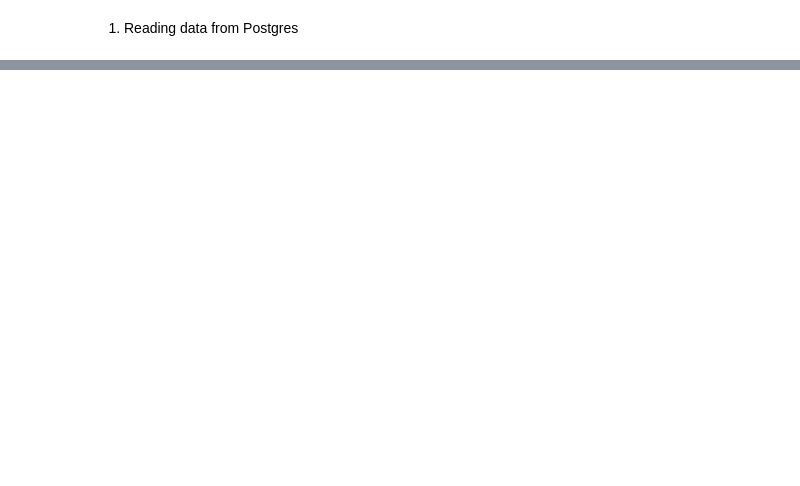
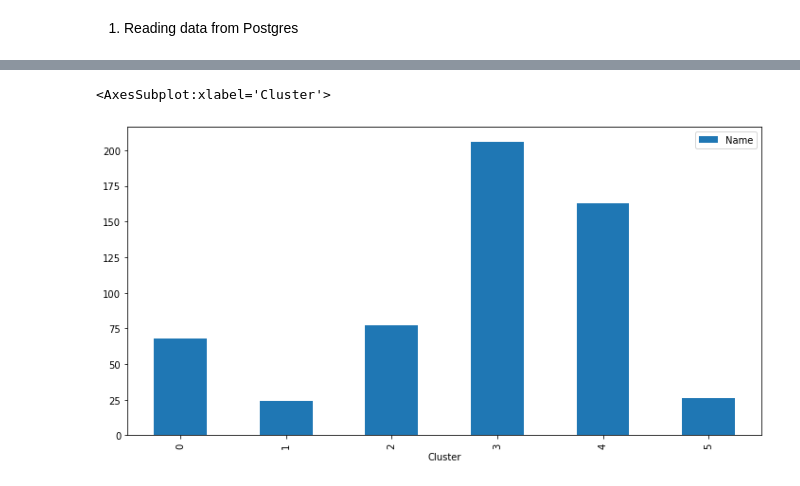
Before and after one commit to tomekmatuszewski/NBA_players_clustering, a Jupyter notebook: notebooks/read_postgres.ipynb, the cells around one changed output, grey strips where cells are left out. Drawn from its saved outputs; the diff is of its cells as text; code cells hidden in the pictures; blank space fills up the shorter version.

```diff
--- a/notebooks/read_postgres.ipynb
+++ b/notebooks/read_postgres.ipynb
@@ -200,0 +118,15 @@ transformed.select('prediction').distinct().show()
+# %%
+import numpy as np
+
+explained_variance_ratio = pca.explained_variance_ratio_
+cum_explained_variance_ratio = np.cumsum(pca.explained_variance_ratio_)
+
+cum_explained_variance_ratio
+
+lst = []
+for i in range (0, n_components):
+    lst.append([i+1, round(explained_variance_ratio[i],6), cum_explained_variance_ratio[i]])
+
+pca_predictor = pd.DataFrame(lst)
+pca_predictor.columns = ['Component', 'Explained Variance', 'Cumulative Explained Variance']
+pca_predictor
@@ -200,0 +206,7 @@ transformed.select('prediction').distinct().show()
+# %%
+num_clusters = 6
+kmeans = KMeans(num_clusters, random_state=42)
+clusters = kmeans.fit_predict(dim_reduction)
+
+reduced_df['Cluster'] = clusters
+reduced_df = reduced_df.reset_index(drop=True)
@@ -200,0 +223,9 @@ transformed.select('prediction').distinct().show()
+# %%
+import seaborn as sns
+
+cluster_counts = reduced_df.groupby('Cluster').count()
+cluster_labels = cluster_counts[["Name"]]
+cluster_labels.plot.bar()
+# %% [output]
+<AxesSubplot:xlabel='Cluster'>
+[figure, added]
```
Also changed, not shown: parts of 41 cells of this notebook, 2 other files.
